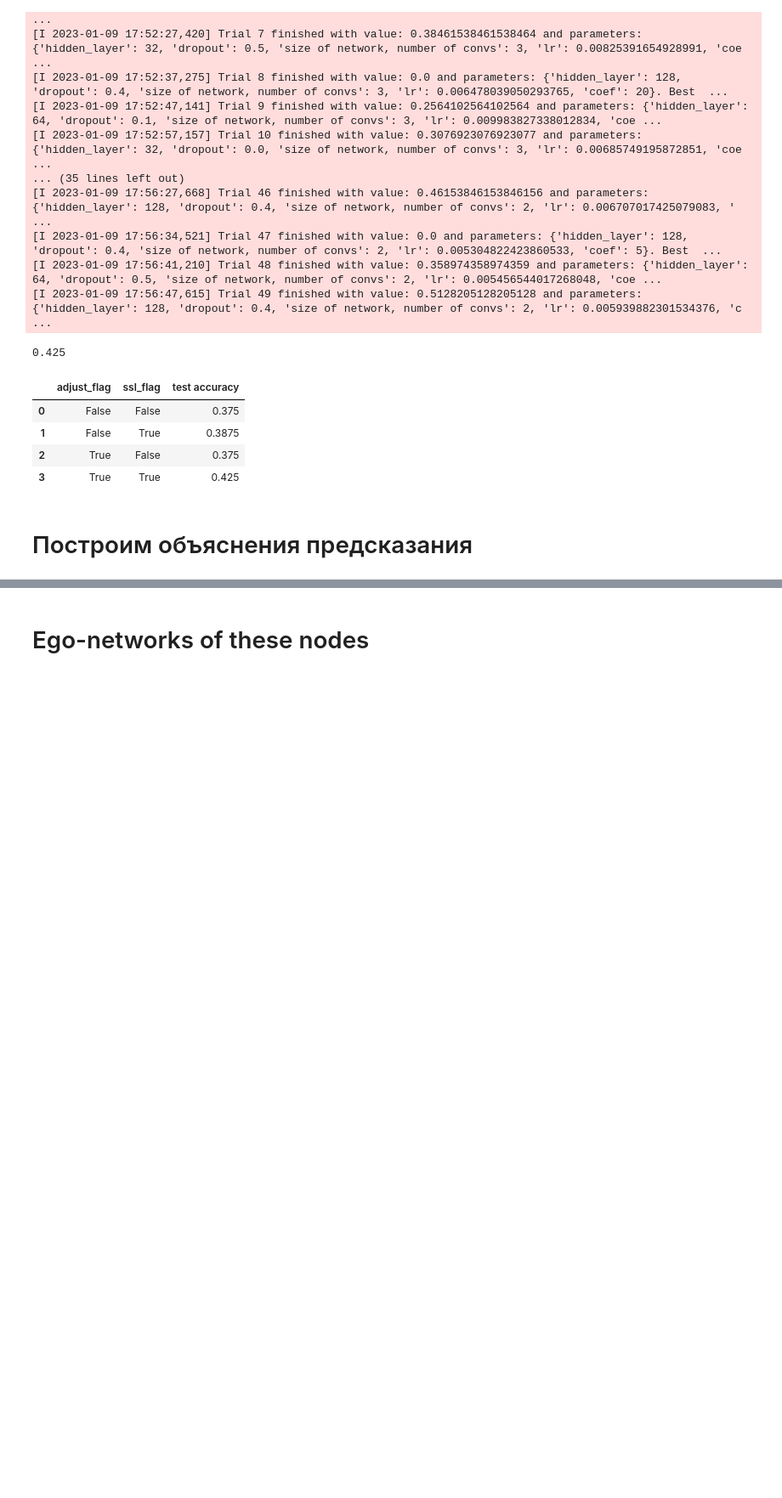
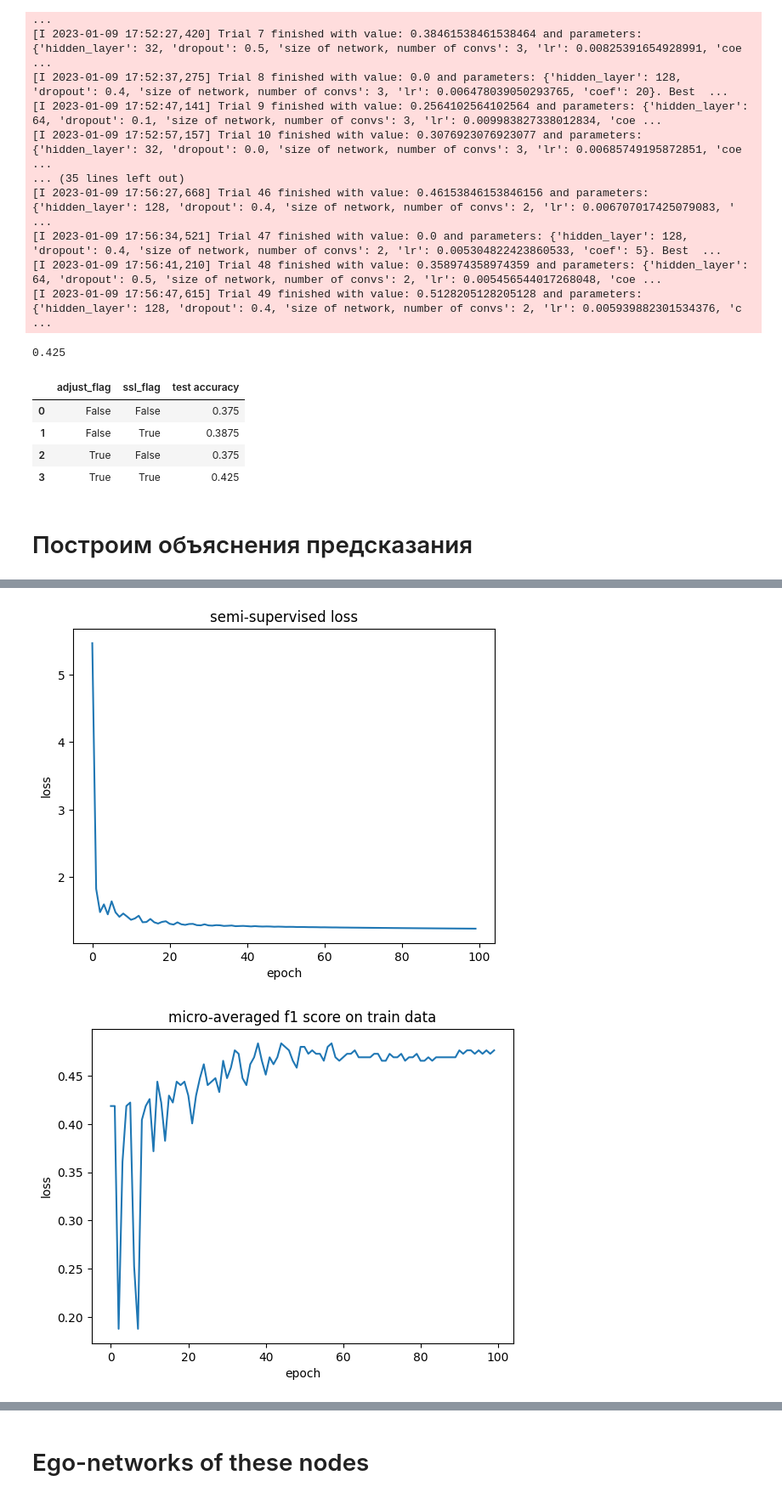
Before and after one commit to aimclub/StableGNN, a Jupyter notebook: tutorials/tutorial_node_classification.ipynb, the cells around one changed output, grey strips where cells are left out. Shown: that part at 85% size. Drawn from its saved outputs; the diff is of its cells as text; code cells hidden in the pictures; blank space fills up the shorter version.

```diff
--- a/tutorials/tutorial_node_classification.ipynb
+++ b/tutorials/tutorial_node_classification.ipynb
@@ -174,3 +199,16 @@ results # результат предсказания при разных кон
 | 3 | True | True | 0.425 |
 # %% [markdown]
 # Построим объяснения предсказания
+# %%
+device=torch.device('cuda' if torch.cuda.is_available() else 'cpu')
+
+loss_name='APP'
+ssl_flag=False
+params={'hidden_layer': 256,
+ 'dropout': 0.0,
+ 'size of network, number of convs': 1,
+ 'lr': 0.00885530379164484,
+ 'coef': 0}
+model_training = TrainModelNC(data=dataset, device=device, ssl_flag=ssl_flag, loss_name=loss_name)
+model, train_acc_mi, train_acc_ma, test_acc_mi, test_acc_ma = model_training.run(params, plot_training_procces=True)
+# %% [output]
@@ -176,0 +226,2 @@ results # результат предсказания при разных кон
+[figure, added]
+[figure, added]
```
Also changed, not shown: parts of 6 cells of this notebook, 14 other files.
